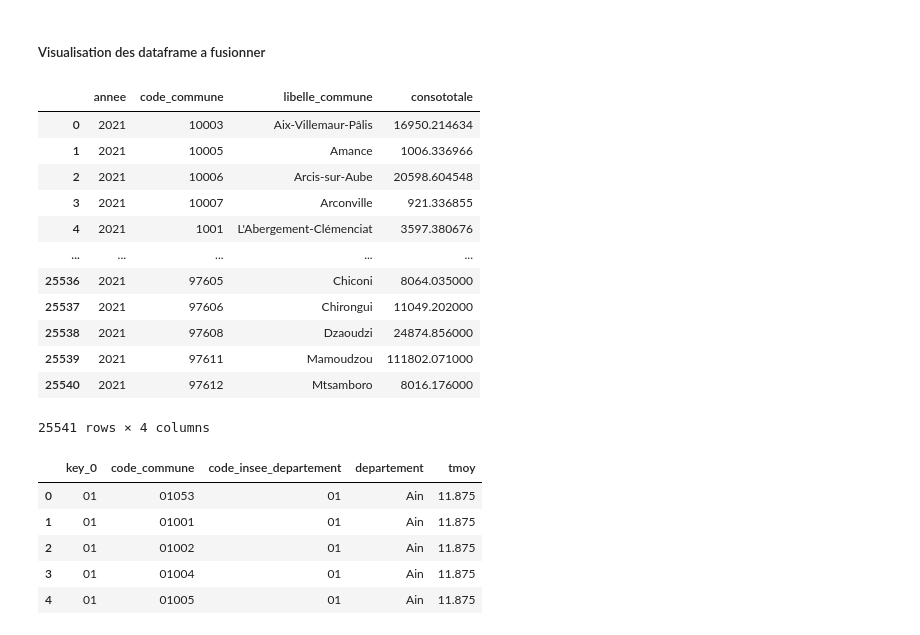
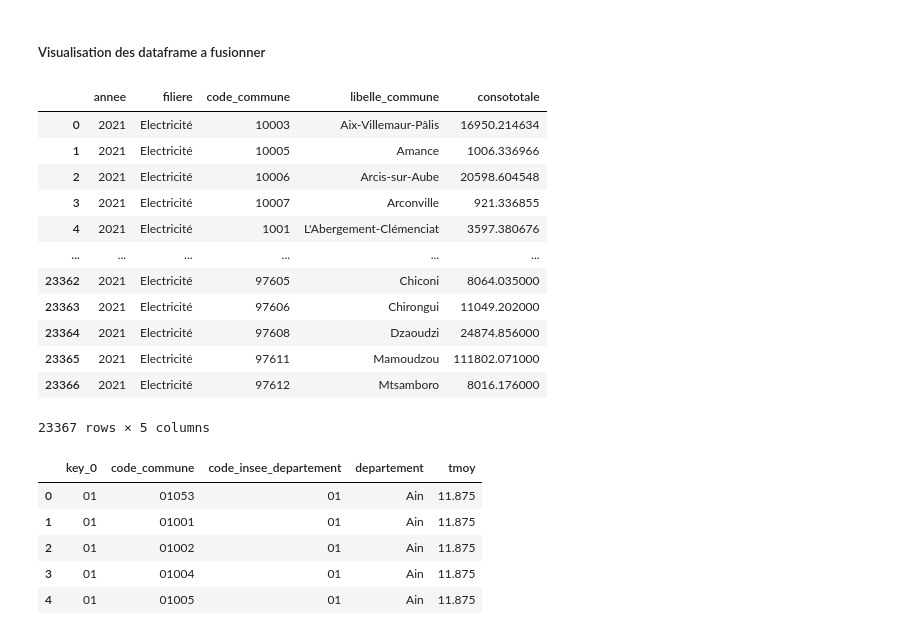
Before and after one commit to tgarnier067/Projet-Python-2023, a Jupyter notebook: Notebook_unique_a_renommer.ipynb, the cells around one changed output. Drawn from its saved outputs; the diff is of its cells as text; code cells hidden in the pictures.

Commit message:
Utilisation des données d'lectricité et non de gaz
Avant, on avait récupérer la consommation de gaz / ou d'électricité depuis le tableau. Maintenant, on spécifie qu'on ne garde que l'electricité

```diff
--- a/Notebook_unique_a_renommer.ipynb
+++ b/Notebook_unique_a_renommer.ipynb
@@ -365,40 +363,41 @@ table_temperatures_com[['code_commune', 'tmoy']]
 ##### Visualisation des dataframe a fusionner
 # %%
 # Sélection des colonnes nécessaires
-df_filtered = table_conso_com[['annee', 'code_commune', 'libelle_commune', 'consototale']]
+df_filtered = table_conso_com[['annee', 'filiere', 'code_commune', 'libelle_commune', 'consototale']]
 
-# Filtrer les données pour ne garder que celles de l'année 2021
+# Filtrer les données pour ne garder que celles de l'année 2021, et l'electricité
 df_filtered = df_filtered[df_filtered['annee'] == 2021]
+df_filtered = df_filtered[df_filtered['filiere'] == 'Electricité']
 
 # Convertir la colonne 'code_commune' en chaîne de caractères
 df_filtered['code_commune'] = df_filtered['code_commune'].astype(str)
 
 # Trier les données par commune en ordre croissant
 df_filtered = df_filtered.sort_values(by=['code_commune'])
 
 # Garder la première occurrence pour chaque commune
 df_filtered = df_filtered.drop_duplicates(subset='code_commune')
 
 # Réinitialiser l'index
 df_filtered = df_filtered.reset_index(drop=True)
 
 # Affecter le DataFrame final à la variable 'table_conso_com'
 table_conso_com = df_filtered
 table_conso_com
 # %% [output]
-|  | annee | code_commune | libelle_commune | consototale |
-| 0 | 2021 | 10003 | Aix-Villemaur-Pâlis | 16950.214634 |
-| 1 | 2021 | 10005 | Amance | 1006.336966 |
-| 2 | 2021 | 10006 | Arcis-sur-Aube | 20598.604548 |
-| 3 | 2021 | 10007 | Arconville | 921.336855 |
-| 4 | 2021 | 1001 | L'Abergement-Clémenciat | 3597.380676 |
-| ... | ... | ... | ... | ... |
-| 25536 | 2021 | 97605 | Chiconi | 8064.035000 |
-| 25537 | 2021 | 97606 | Chirongui | 11049.202000 |
-| 25538 | 2021 | 97608 | Dzaoudzi | 24874.856000 |
-| 25539 | 2021 | 97611 | Mamoudzou | 111802.071000 |
-| 25540 | 2021 | 97612 | Mtsamboro | 8016.176000 |
+|  | annee | filiere | code_commune | libelle_commune | consototale |
+| 0 | 2021 | Electricité | 10003 | Aix-Villemaur-Pâlis | 16950.214634 |
+| 1 | 2021 | Electricité | 10005 | Amance | 1006.336966 |
+| 2 | 2021 | Electricité | 10006 | Arcis-sur-Aube | 20598.604548 |
+| 3 | 2021 | Electricité | 10007 | Arconville | 921.336855 |
+| 4 | 2021 | Electricité | 1001 | L'Abergement-Clémenciat | 3597.380676 |
+| ... | ... | ... | ... | ... | ... |
+| 23362 | 2021 | Electricité | 97605 | Chiconi | 8064.035000 |
+| 23363 | 2021 | Electricité | 97606 | Chirongui | 11049.202000 |
+| 23364 | 2021 | Electricité | 97608 | Dzaoudzi | 24874.856000 |
+| 23365 | 2021 | Electricité | 97611 | Mamoudzou | 111802.071000 |
+| 23366 | 2021 | Electricité | 97612 | Mtsamboro | 8016.176000 |
-25541 rows × 4 columns
+23367 rows × 5 columns
 # %%
 table_temperatures_com.head()
 # %% [output]
```
Also changed, not shown: parts of 4 cells of this notebook.
